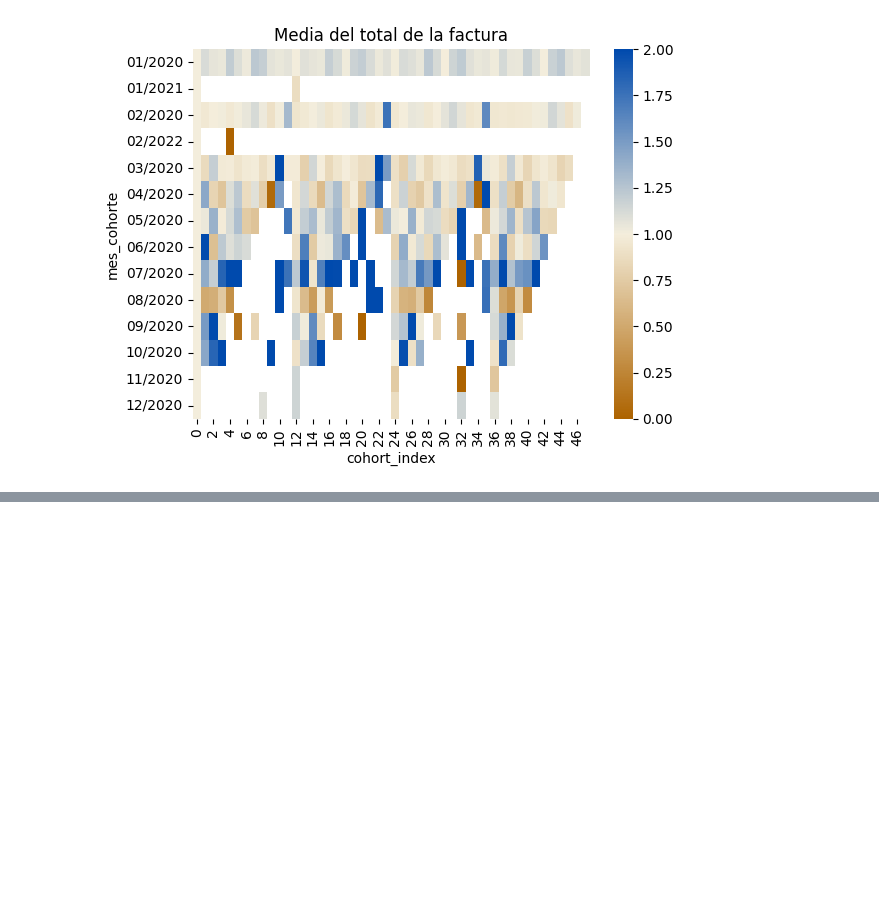
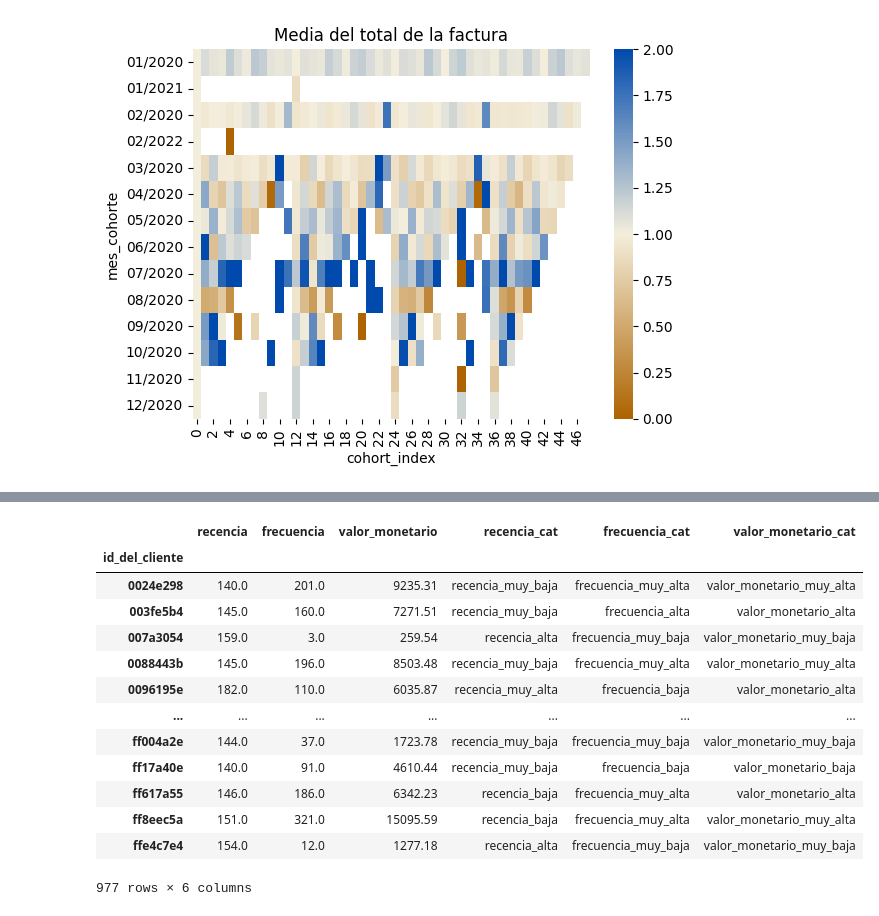
Before and after one commit to MiguelAMeloM/Miguel_DataAnalytics, a Jupyter notebook: campañas_marketing/analisis_cohortes.ipynb, the cells around one changed output, grey strips where cells are left out. Cells and saved outputs as stored; diff of their text form; code cells hidden in the pictures; blank space fills up the shorter version.

```diff
--- a/campañas_marketing/analisis_cohortes.ipynb
+++ b/campañas_marketing/analisis_cohortes.ipynb
@@ -419,0 +352,16 @@ sns.heatmap(
+# %%
+frecuencia = df_rfm['id_del_cliente'].value_counts()
+# %%
+valor_monetario = (
+    df
+    .groupby('id_del_cliente')
+    ['total']
+    .sum()
+)
+# %%
+df_rfm = pd.DataFrame({
+    'recencia':recencia,
+    'frecuencia':frecuencia,
+    'valor_monetario':valor_monetario
+})
+df_rfm.head()
@@ -419,0 +376,3 @@ sns.heatmap(
+# %%
+for col in df_rfm.columns:
+    df_rfm[col+'_cat'] = pd.qcut(df_rfm[col],4,labels=[col+f'_{i}' for i in ['muy_baja','baja','alta','muy_alta']])
@@ -419,0 +389,17 @@ sns.heatmap(
+# %%
+df_rfm
+# %% [output]
+|  | recencia | frecuencia | valor_monetario | recencia_cat | frecuencia_cat | valor_monetario_cat |
+| id_del_cliente |  |  |  |  |  |  |
+| 0024e298 | 140.0 | 201.0 | 9235.31 | recencia_muy_baja | frecuencia_muy_alta | valor_monetario_muy_alta |
+| 003fe5b4 | 145.0 | 160.0 | 7271.51 | recencia_muy_baja | frecuencia_alta | valor_monetario_alta |
+| 007a3054 | 159.0 | 3.0 | 259.54 | recencia_alta | frecuencia_muy_baja | valor_monetario_muy_baja |
+| 0088443b | 145.0 | 196.0 | 8503.48 | recencia_muy_baja | frecuencia_muy_alta | valor_monetario_muy_alta |
+| 0096195e | 182.0 | 110.0 | 6035.87 | recencia_muy_alta | frecuencia_baja | valor_monetario_alta |
+| ... | ... | ... | ... | ... | ... | ... |
+| ff004a2e | 144.0 | 37.0 | 1723.78 | recencia_muy_baja | frecuencia_muy_baja | valor_monetario_muy_baja |
+| ff17a40e | 140.0 | 91.0 | 4610.44 | recencia_muy_baja | frecuencia_baja | valor_monetario_baja |
+| ff617a55 | 146.0 | 186.0 | 6342.23 | recencia_baja | frecuencia_muy_alta | valor_monetario_alta |
+| ff8eec5a | 151.0 | 321.0 | 15095.59 | recencia_baja | frecuencia_muy_alta | valor_monetario_muy_alta |
+| ffe4c7e4 | 154.0 | 12.0 | 1277.18 | recencia_alta | frecuencia_muy_baja | valor_monetario_muy_baja |
+977 rows × 6 columns
```
Also changed, not shown: parts of 20 cells of this notebook.
